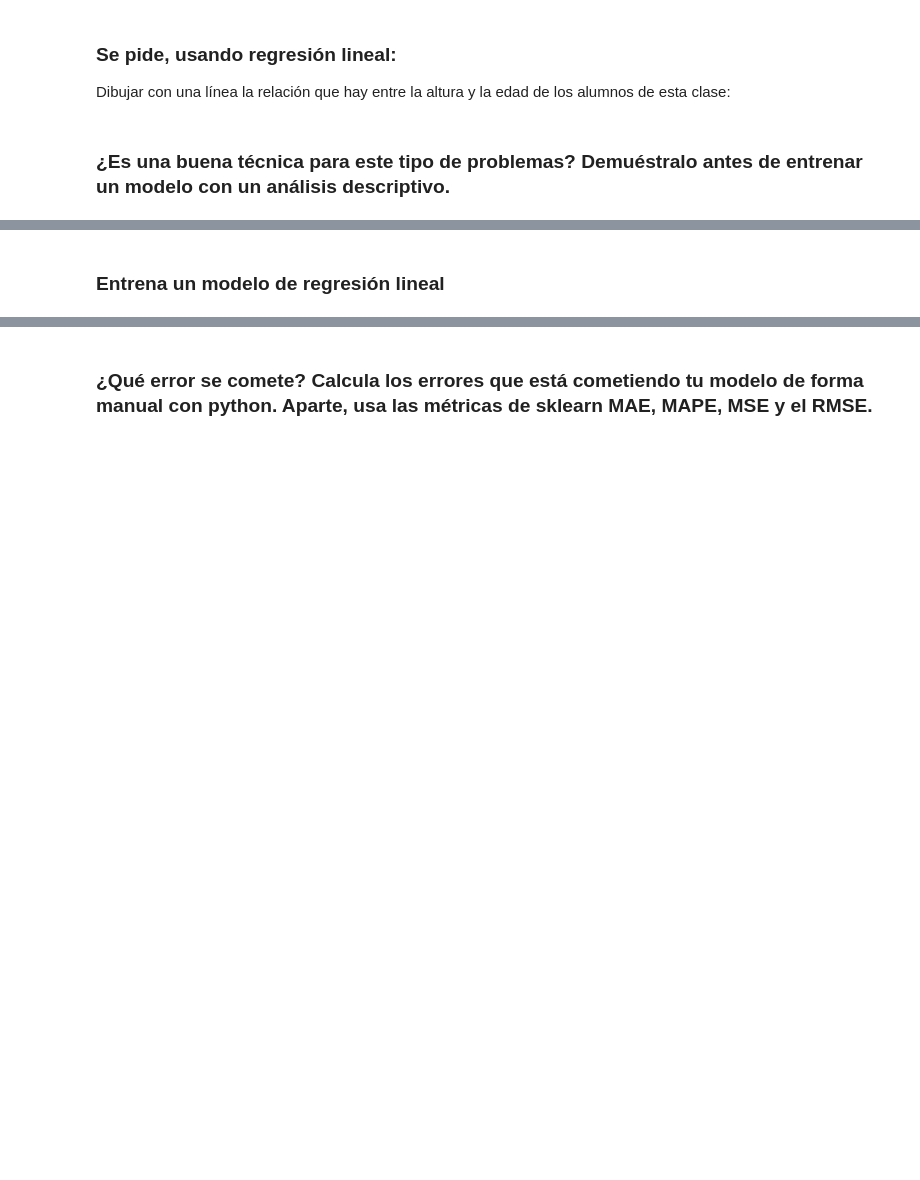
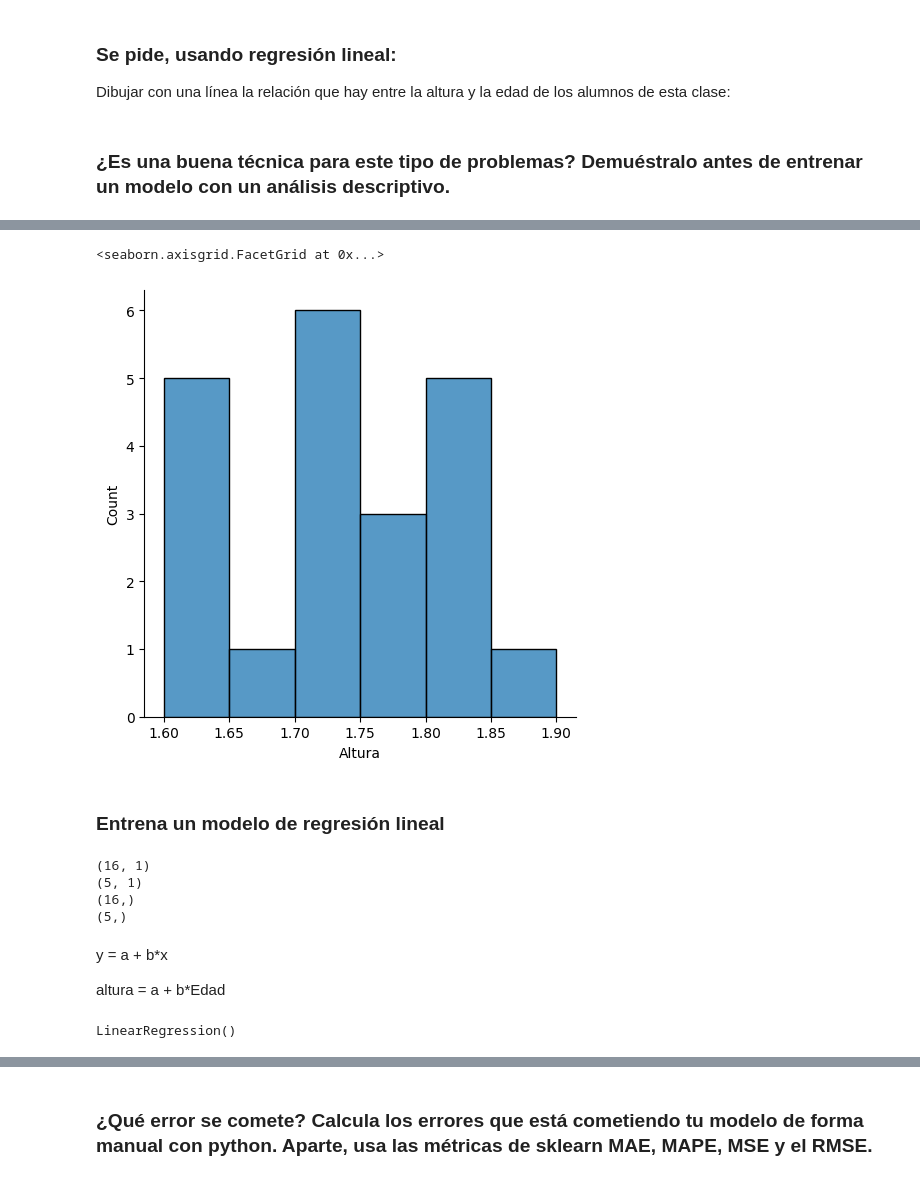
Before and after one commit to MNievas12/2405_dsft_thebridge, a Jupyter notebook: 2_Machine_Learning/1-Supervisado/1-Regression/1-Linear_Regression/ejercicios/1 Height.ipynb, the cells around one changed output, grey strips where cells are left out. Cells and saved outputs as stored; diff of their text form; code cells hidden in the pictures; blank space fills up the shorter version.

```diff
--- a/2_Machine_Learning/1-Supervisado/1-Regression/1-Linear_Regression/ejercicios/1 Height.ipynb
+++ b/2_Machine_Learning/1-Supervisado/1-Regression/1-Linear_Regression/ejercicios/1 Height.ipynb
@@ -29,2 +94,7 @@ lista_alumnos = [("Leonardo S", 24, 1.82),
+# %%
+sns.displot(df['Altura'])
+# %% [output]
+<seaborn.axisgrid.FacetGrid at 0x...>
+[figure, added]
 # %% [markdown]
 ### Entrena un modelo de regresión lineal
@@ -30,0 +109,19 @@ lista_alumnos = [("Leonardo S", 24, 1.82),
+# %%
+print(X_train.shape)
+print(X_test.shape)
+print(y_train.shape)
+print(y_test.shape)
+# %% [output]
+(16, 1)
+(5, 1)
+(16,)
+(5,)
+# %% [markdown]
+y = a + b*x
+
+altura = a + b*Edad
+# %%
+lr = LinearRegression()
+lr.fit(X_train, y_train)
+# %% [output]
+LinearRegression()
```
Also changed, not shown: parts of 20 cells of this notebook, 1 other file.
